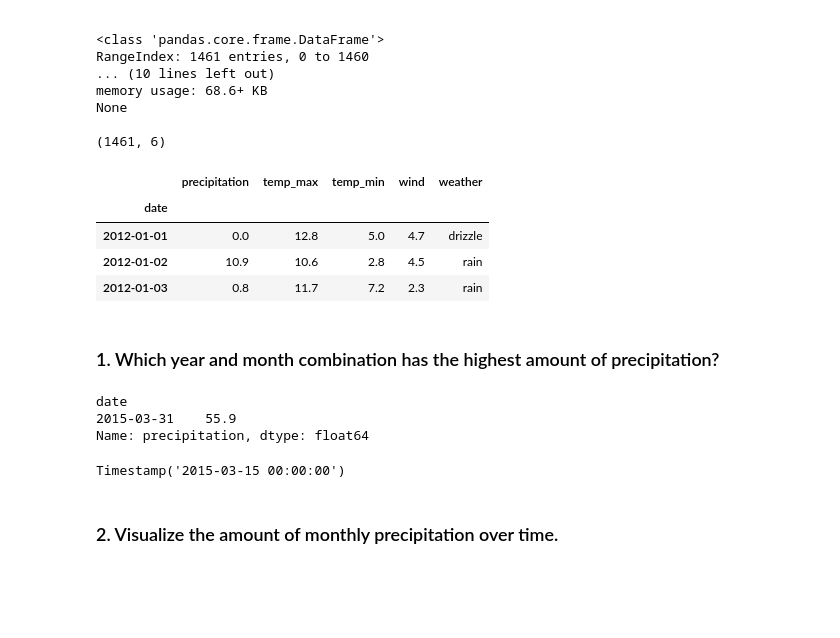
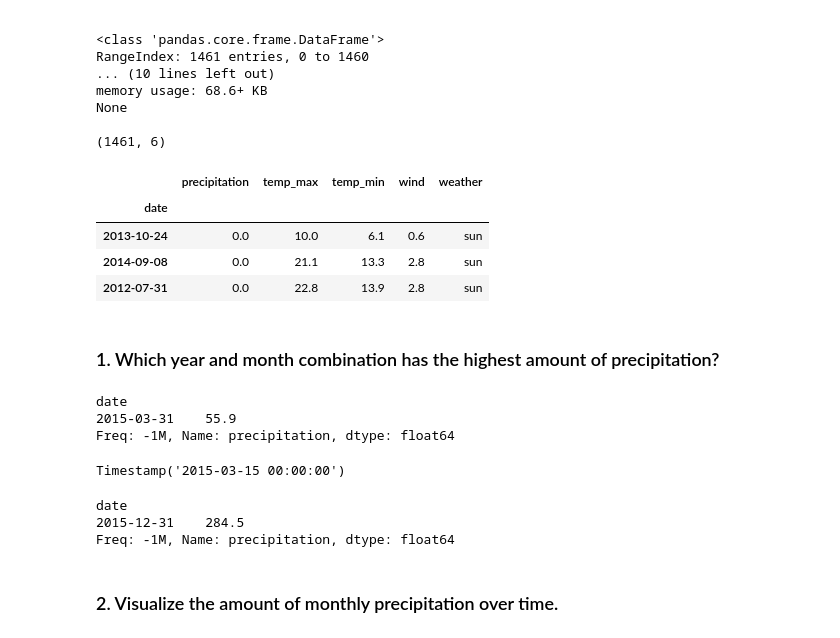
Before and after one commit to MagdalenaRahn/time-series-exercises, a Jupyter notebook: time_series_exercises-working-with-07FEB23.ipynb, the cells around one changed output. Drawn from its saved outputs; the diff is of its cells as text; code cells hidden in the pictures; blank space fills up the shorter version.

```diff
--- a/time_series_exercises-working-with-07FEB23.ipynb
+++ b/time_series_exercises-working-with-07FEB23.ipynb
@@ -273,29 +319,37 @@ None
 
 seattle_df = seattle_df.set_index('date')
 # %%
-seattle_df.head(3)
+seattle_df.sample(3)
 # %% [output]
 |  | precipitation | temp_max | temp_min | wind | weather |
 | date |  |  |  |  |  |
-| 2012-01-01 | 0.0 | 12.8 | 5.0 | 4.7 | drizzle |
-| 2012-01-02 | 10.9 | 10.6 | 2.8 | 4.5 | rain |
-| 2012-01-03 | 0.8 | 11.7 | 7.2 | 2.3 | rain |
+| 2013-10-24 | 0.0 | 10.0 | 6.1 | 0.6 | sun |
+| 2014-09-08 | 0.0 | 21.1 | 13.3 | 2.8 | sun |
+| 2012-07-31 | 0.0 | 22.8 | 13.9 | 2.8 | sun |
 # %% [markdown]
 ### 1. Which year and month combination has the highest amount of precipitation?
 # %%
 # one way to do it
 
-seattle_df['precipitation'].resample('m').max().sort_values(ascending = False).nlargest(1)
+seattle_df['precipitation'].resample('m').max().sort_index(ascending = False).nlargest(1)
 # %% [output]
 date
 2015-03-31    55.9
-Name: precipitation, dtype: float64
+Freq: -1M, Name: precipitation, dtype: float64
 # %%
 # another way to do it
 
 seattle_df['precipitation'].idxmax()
 # %% [output]
 Timestamp('2015-03-15 00:00:00')
+# %%
+# in-class for highest month rain (as opposed to the day with the most rain, as seen above)
+
+seattle_df['precipitation'].resample('m').sum().sort_index(ascending = False).nlargest(1)
+# %% [output]
+date
+2015-12-31    284.5
+Freq: -1M, Name: precipitation, dtype: float64
 # %% [markdown]
 ### 2. Visualize the amount of monthly precipitation over time.
 # %%
```
Also changed, not shown: parts of 73 cells of this notebook, 2 other files.
